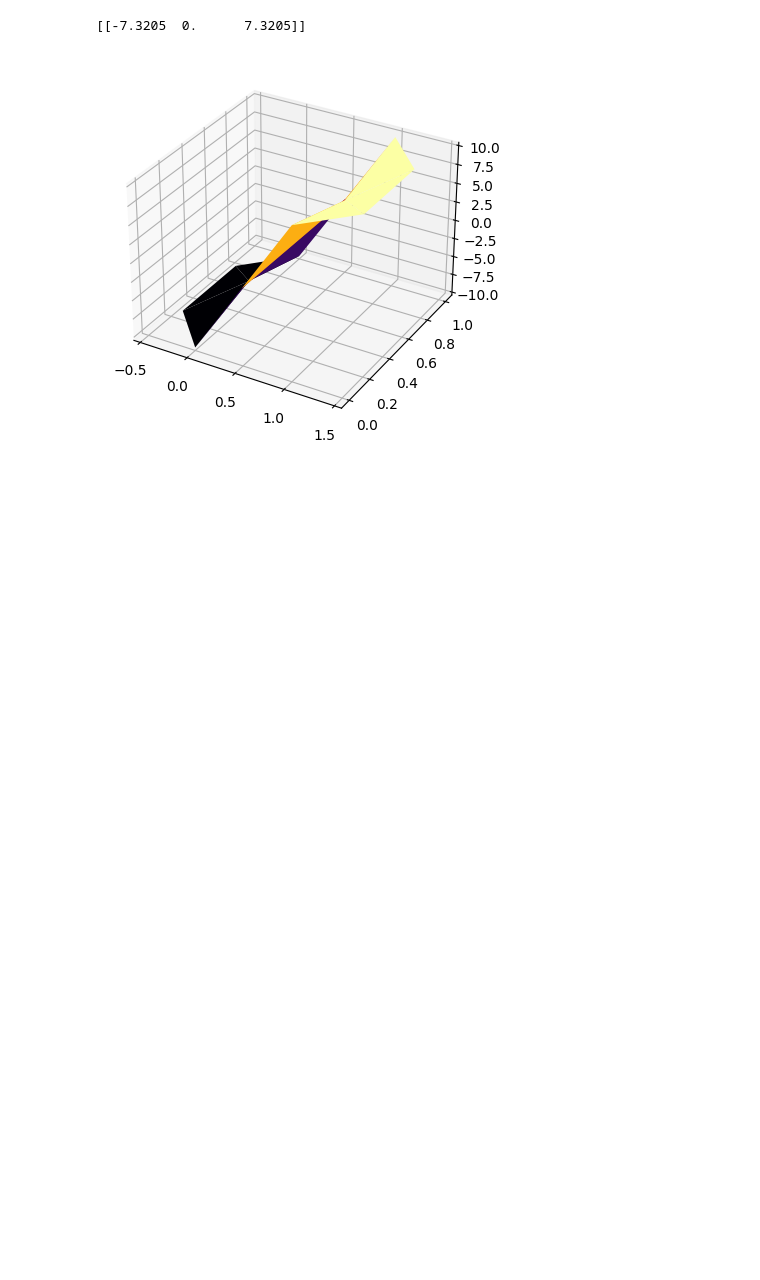
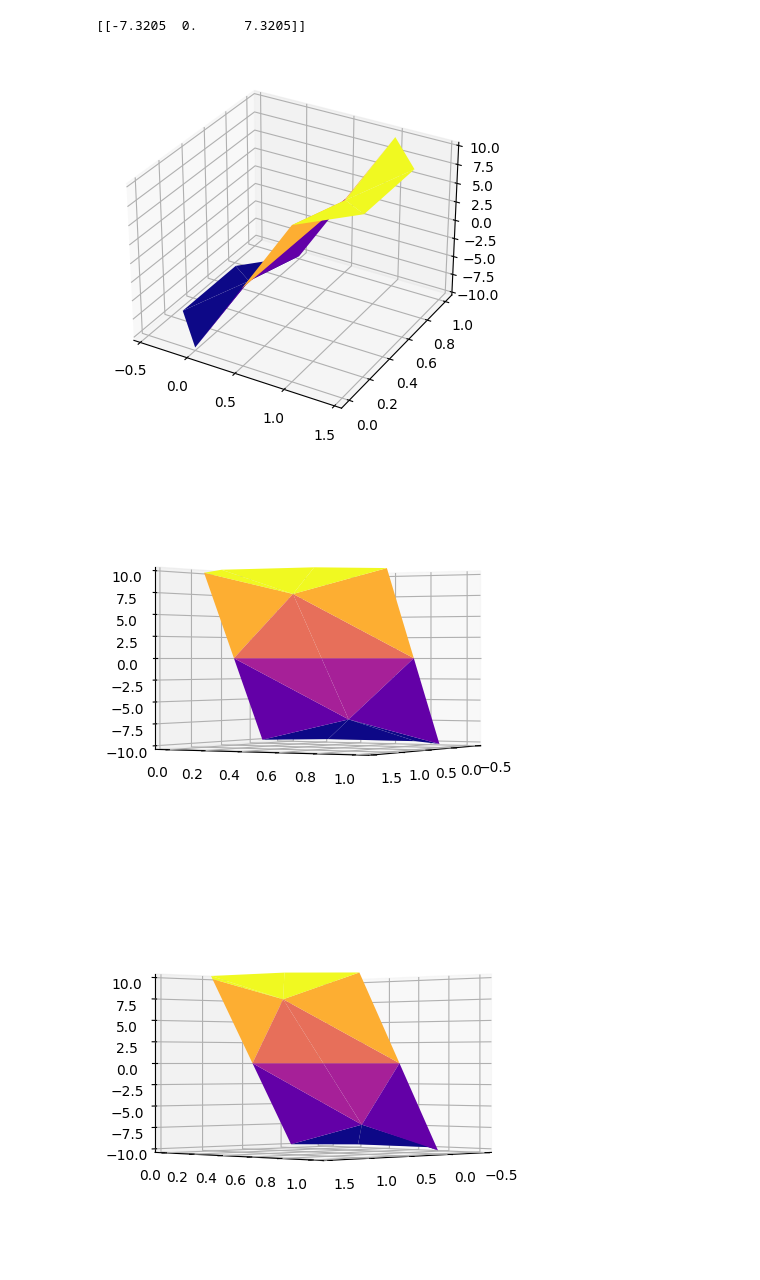
Before and after one commit to jl-tavera/FiniteElements, a Jupyter notebook: example_149.ipynb, the cells around one changed output. Drawn from its saved outputs; the diff is of its cells as text; code cells hidden in the pictures; blank space fills up the shorter version.

```diff
--- a/example_149.ipynb
+++ b/example_149.ipynb
@@ -243,30 +303,51 @@ print(c_vector(K_matrix, K_tilde, h))
 # %%
 c = c_vector(K_matrix, K_tilde, h)
 
 def surfaceFig(h, c, points, triangles):
     h = np.transpose(h)
     h = h.tolist()
     h = h[0]
     c = c.tolist()
     c = c[0]
     z = c + h
-    my_cmap = plt.get_cmap('inferno')
+    my_cmap = plt.get_cmap('plasma')
 
     modify_triangles = []
     for triangle in triangles:
         modify_triangle = []
         for point in triangle:
             modify_triangle.append(point - 1)
         modify_triangles.append(modify_triangle)
 
     xy = np.array(points)
+
     triang = mtri.Triangulation(xy[:,0], xy[:,1], triangles=modify_triangles)
     fig, ax = plt.subplots(subplot_kw =dict(projection="3d", adjustable='box'))
     ax.plot_trisurf(triang, z, cmap = my_cmap)
     plt.show()
 
+    triang = mtri.Triangulation(xy[:,0], xy[:,1], triangles=modify_triangles)
+    fig, ax = plt.subplots(subplot_kw =dict(projection="3d", adjustable='box'))
+    ax.view_init(0, 30)
+    ax.plot_trisurf(triang, z, cmap = my_cmap)
+    plt.show()
+
+    triang = mtri.Triangulation(xy[:,0], xy[:,1], triangles=modify_triangles)
+    fig, ax = plt.subplots(subplot_kw =dict(projection="3d", adjustable='box'))
+    ax.plot_trisurf(triang, z, cmap = my_cmap)
+    ax.view_init(0, 45)
+    plt.show()
+
+    triang = mtri.Triangulation(xy[:,0], xy[:,1], triangles=modify_triangles)
+    fig, ax = plt.subplots(subplot_kw =dict(projection="3d", adjustable='box'))
+    ax.plot_trisurf(triang, z, cmap = my_cmap)
+    ax.view_init(0, 60)
+    plt.show()
+
     return None
 
 (surfaceFig(h,c, points, triangles))
 # %% [output]
-[figure, old version]
+[figure, new version]
+[figure, added]
+[figure, added]
```
Also changed, not shown: parts of 22 cells of this notebook, 8 other files.
